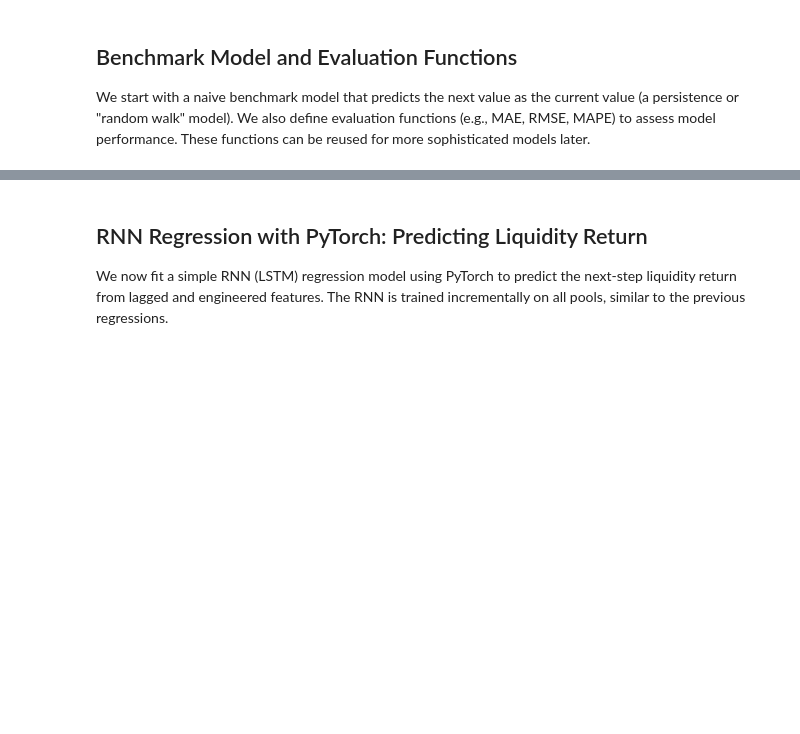
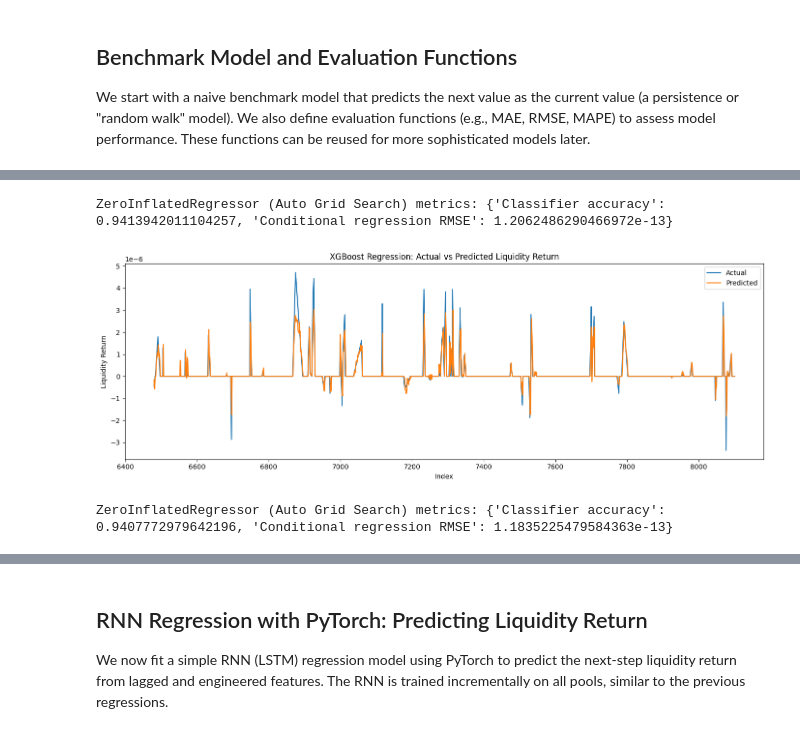
Before and after one commit to janmarxen/amm-risk-lab, a Jupyter notebook: scripts/plv_model_prototype_2.ipynb, the cells around one changed output, grey strips where cells are left out. Drawn from its saved outputs; the diff is of its cells as text; code cells hidden in the pictures; blank space fills up the shorter version.

Commit message:
Added Zero Inflated regression prototype

```diff
--- a/scripts/plv_model_prototype_2.ipynb
+++ b/scripts/plv_model_prototype_2.ipynb
@@ -764,0 +583,80 @@ plot_actual_vs_predicted(pd.Series(y_true[:500]), pd.Series(y_pred[:500]), title
+# %%
+# --- Example usage XGBoost Regressor ---
+
+base_features = [
+    'price_return',
+    'price_volatility_3h', 'price_volatility_6h', 'price_volatility_24h',
+    'liquidity_volatility_3h', 'liquidity_volatility_6h', 'liquidity_volatility_24h',
+    'price_ma_3h', 'price_ma_6h', 'price_ma_24h',
+    'liquidity_ma_3h', 'liquidity_ma_6h', 'liquidity_ma_24h',
+    'hour', 'day_of_week', 'month', 'season'
+]
+
+param_grid = {
+    'classifier__n_estimators': [50],
+    'classifier__max_depth': [2],
+    'regressor__n_estimators': [50, 100],
+    'regressor__max_depth': [2, 3],
+    'n_lags': [3, 5],
+}
+best_zir, best_params, grid_results = grid_search_zero_inflated(
+    df=df_fe,
+    base_features=base_features,
+    target_col='liquidity_return',
+    zir_param_grid=param_grid,
+    regressor_class=xgb.XGBRegressor,
+    validation_split=0.2,
+    metric='rmse',
+    verbose=False
+)
+
+# Evaluate on test set (using best n_lags/features)
+df_lagged = add_lagged_features(df_fe, n_lags=best_params['n_lags'])
+features = base_features + [f'price_return_lag{lag}' for lag in range(1, best_params['n_lags'] + 1)] + [f'liquidity_return_lag{lag}' for lag in range(1, best_params['n_lags'] + 1)]
+mask = df_lagged[features + ['liquidity_return']].notnull().all(axis=1)
+df_lagged = df_lagged.loc[mask].reset_index(drop=True)
+X = df_lagged[features]
+y = df_lagged['liquidity_return']
+split_idx = int(len(X) * (1 - 0.2))
+X_test = X.iloc[split_idx:]
+y_test = y.iloc[split_idx:]
+reg_pred, cls_pred = best_zir.predict(X_test)
+metrics = best_zir.score(X_test, y_test)
+print("ZeroInflatedRegressor (Auto Grid Search) metrics:", metrics)
+plot_actual_vs_predicted(y_test, reg_pred, title="XGBoost Regression: Actual vs Predicted Liquidity Return")
+
+# --- Example usage SGD Regressor---
+param_grid = {
+    'classifier__n_estimators': [50],
+    'classifier__max_depth': [2],
+    'n_lags': [3, 5],
+}
+best_zir, best_params, grid_results = grid_search_zero_inflated(
+    df=df_fe,
+    base_features=base_features,
+    target_col='liquidity_return',
+    zir_param_grid=param_grid,
+    regressor_class=SGDRegressor,
+    validation_split=0.2,
+    metric='rmse',
+    verbose=False
+)
+
+# Evaluate on test set (using best n_lags/features)
+df_lagged = add_lagged_features(df_fe, n_lags=best_params['n_lags'])
+features = base_features + [f'price_return_lag{lag}' for lag in range(1, best_params['n_lags'] + 1)] + [f'liquidity_return_lag{lag}' for lag in range(1, best_params['n_lags'] + 1)]
+mask = df_lagged[features + ['liquidity_return']].notnull().all(axis=1)
+df_lagged = df_lagged.loc[mask].reset_index(drop=True)
+X = df_lagged[features]
+y = df_lagged['liquidity_return']
+split_idx = int(len(X) * (1 - 0.2))
+X_test = X.iloc[split_idx:]
+y_test = y.iloc[split_idx:]
+reg_pred, cls_pred = best_zir.predict(X_test)
+metrics = best_zir.score(X_test, y_test)
+print("ZeroInflatedRegressor (Auto Grid Search) metrics:", metrics)
+plot_actual_vs_predicted(y_test, reg_pred, title="SGDRegressor Regression: Actual vs Predicted Liquidity Return")
+# %% [output]
+ZeroInflatedRegressor (Auto Grid Search) metrics: {'Classifier accuracy': 0.9413942011104257, 'Conditional regression RMSE': 1.2062486290466972e-13}
+[figure, added]
+ZeroInflatedRegressor (Auto Grid Search) metrics: {'Classifier accuracy': 0.9407772979642196, 'Conditional regression RMSE': 1.1835225479584363e-13}
```
Also changed, not shown: parts of 27 cells of this notebook.
